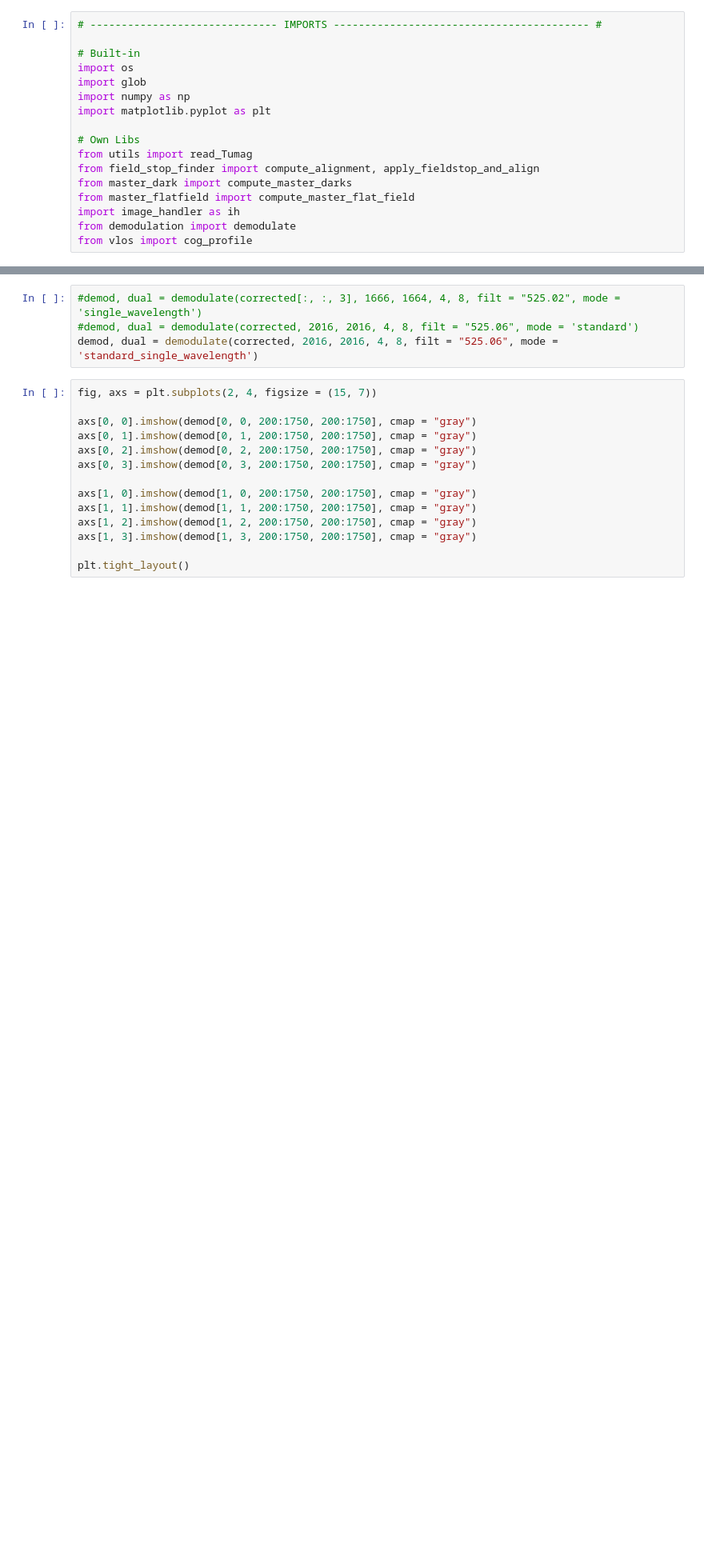
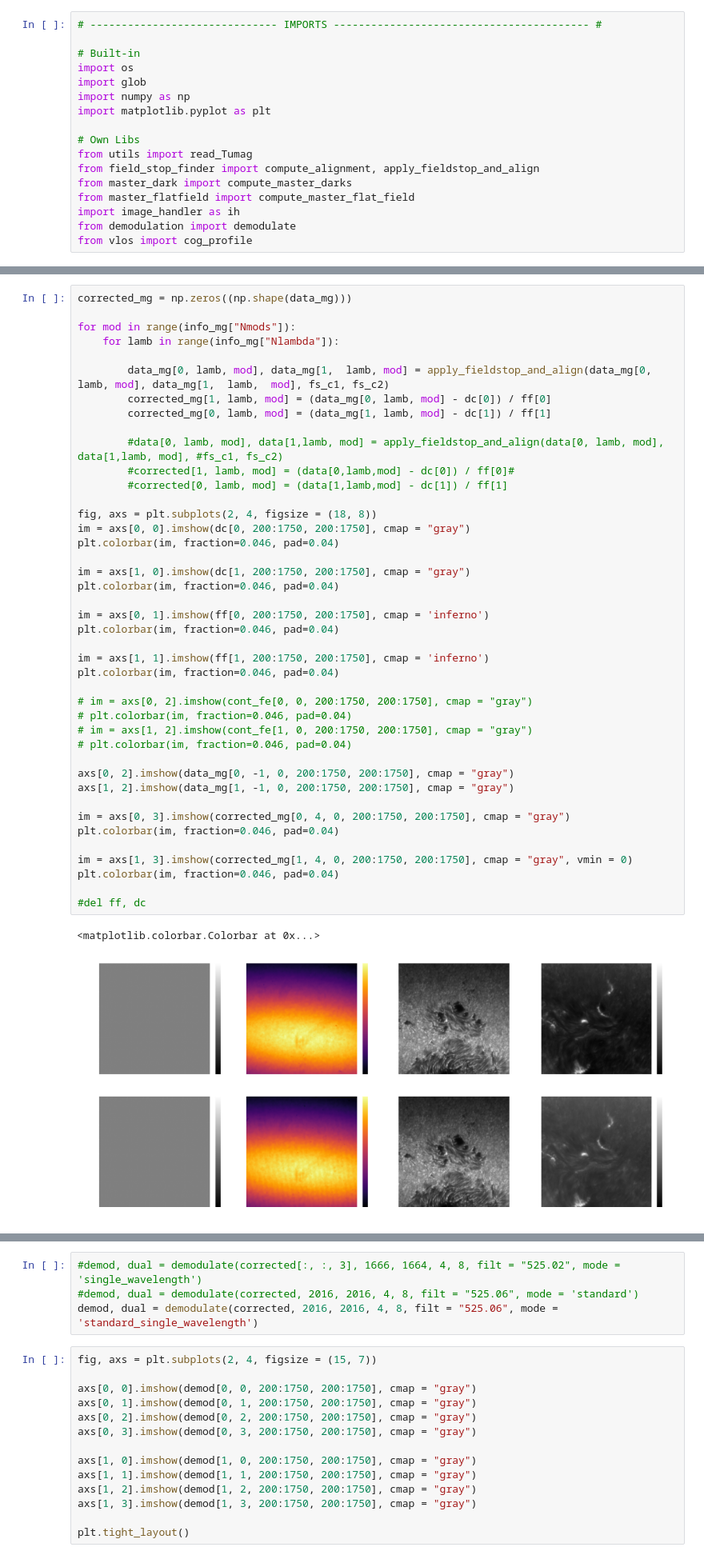
Before and after one commit to PabloSGN/TuMags_Reduction_Pipeline, a Jupyter notebook: reduction_jupyter.ipynb, the cells around one changed output, grey strips where cells are left out. Shown at 80% size. Cells and saved outputs as stored; diff of their text form; blank space fills up the shorter version.

```diff
--- a/reduction_jupyter.ipynb
+++ b/reduction_jupyter.ipynb
@@ -187,0 +239,45 @@ del ff, dc
+# %%
+corrected_mg = np.zeros((np.shape(data_mg)))
+
+for mod in range(info_mg["Nmods"]):
+    for lamb in range(info_mg["Nlambda"]):
+
+        data_mg[0, lamb, mod], data_mg[1,  lamb, mod] = apply_fieldstop_and_align(data_mg[0, lamb, mod], data_mg[1,  lamb,  mod], fs_c1, fs_c2)
+        corrected_mg[1, lamb, mod] = (data_mg[0, lamb, mod] - dc[0]) / ff[0]
+        corrected_mg[0, lamb, mod] = (data_mg[1, lamb, mod] - dc[1]) / ff[1]
+
+        #data[0, lamb, mod], data[1,lamb, mod] = apply_fieldstop_and_align(data[0, lamb, mod], data[1,lamb, mod], #fs_c1, fs_c2)
+        #corrected[1, lamb, mod] = (data[0,lamb,mod] - dc[0]) / ff[0]#
+        #corrected[0, lamb, mod] = (data[1,lamb,mod] - dc[1]) / ff[1]
+
+fig, axs = plt.subplots(2, 4, figsize = (18, 8))
+im = axs[0, 0].imshow(dc[0, 200:1750, 200:1750], cmap = "gray")
+plt.colorbar(im, fraction=0.046, pad=0.04)
+
+im = axs[1, 0].imshow(dc[1, 200:1750, 200:1750], cmap = "gray")
+plt.colorbar(im, fraction=0.046, pad=0.04)
+
+im = axs[0, 1].imshow(ff[0, 200:1750, 200:1750], cmap = 'inferno')
+plt.colorbar(im, fraction=0.046, pad=0.04)
+
+im = axs[1, 1].imshow(ff[1, 200:1750, 200:1750], cmap = 'inferno')
+plt.colorbar(im, fraction=0.046, pad=0.04)
+
+# im = axs[0, 2].imshow(cont_fe[0, 0, 200:1750, 200:1750], cmap = "gray")
+# plt.colorbar(im, fraction=0.046, pad=0.04)
+# im = axs[1, 2].imshow(cont_fe[1, 0, 200:1750, 200:1750], cmap = "gray")
+# plt.colorbar(im, fraction=0.046, pad=0.04)
+
+axs[0, 2].imshow(data_mg[0, -1, 0, 200:1750, 200:1750], cmap = "gray")
+axs[1, 2].imshow(data_mg[1, -1, 0, 200:1750, 200:1750], cmap = "gray")
+
+im = axs[0, 3].imshow(corrected_mg[0, 4, 0, 200:1750, 200:1750], cmap = "gray")
+plt.colorbar(im, fraction=0.046, pad=0.04)
+
+im = axs[1, 3].imshow(corrected_mg[1, 4, 0, 200:1750, 200:1750], cmap = "gray", vmin = 0)
+plt.colorbar(im, fraction=0.046, pad=0.04)
+
+#del ff, dc
+# %% [output]
+<matplotlib.colorbar.Colorbar at 0x...>
+[figure, added]
```
Also changed, not shown: parts of 13 cells of this notebook, 3 other files.
